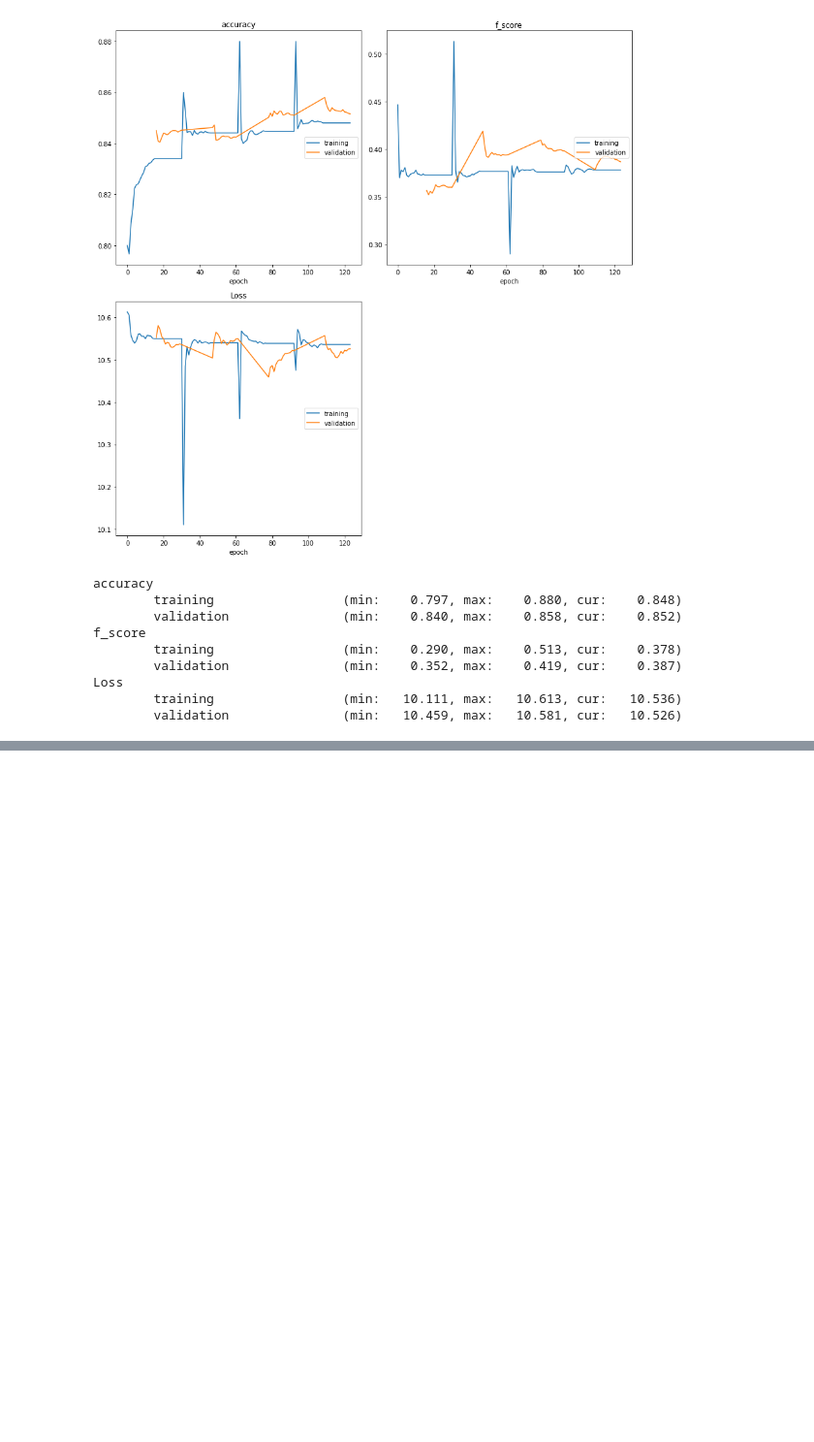
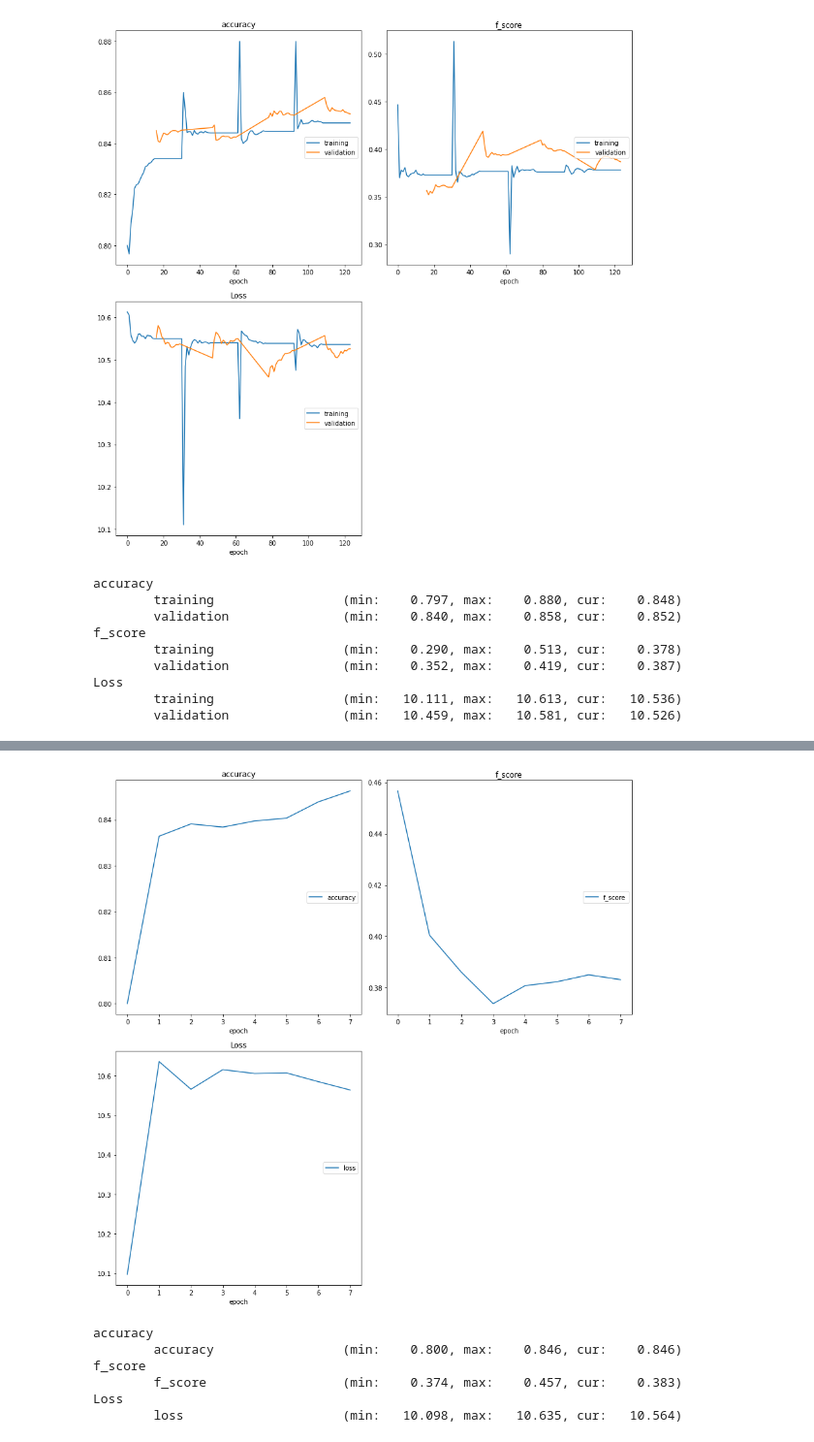
Before and after one commit to NikiSub/MultiModal-Movie-Genre-Analysis, a Jupyter notebook: multimodal_analysis.ipynb, the cells around one changed output, grey strips where cells are left out. Shown: that part at 97% size. Saved outputs shown, nothing was run; the diff lists cells and outputs as text; code cells hidden in the pictures; blank space fills up the shorter version.

```diff
--- a/multimodal_analysis.ipynb
+++ b/multimodal_analysis.ipynb
@@ -432,0 +417,5 @@ Loss
+# %%
+checkpoint = torch.load('best_gmu.pth')
+gmu.hv_gate.load_state_dict(checkpoint['hv_gate_state_dict'])
+gmu.ht_gate.load_state_dict(checkpoint['ht_gate_state_dict'])
+gmu.z_gate.load_state_dict(checkpoint['z_gate_state_dict'])
@@ -432,0 +424,7 @@ Loss
+# %%
+testset = MovieDataset(split = 'test', image_transform = image_transform)
+
+test_loader = torch.utils.data.DataLoader(testset,
+                                           batch_size = batch_size,
+                                           shuffle = False,
+                                           pin_memory = False,)
@@ -432,0 +494,12 @@ Loss
+# %%
+
+criterion = nn.BCEWithLogitsLoss(reduction = 'none')
+train_gmu(gmu, criterion, 1)
+# %% [output]
+[figure, added]
+accuracy
+        accuracy                 (min:    0.800, max:    0.846, cur:    0.846)
+f_score
+        f_score                  (min:    0.374, max:    0.457, cur:    0.383)
+Loss
+        loss                     (min:   10.098, max:   10.635, cur:   10.564)
```
Also changed, not shown: parts of 8 cells of this notebook.
